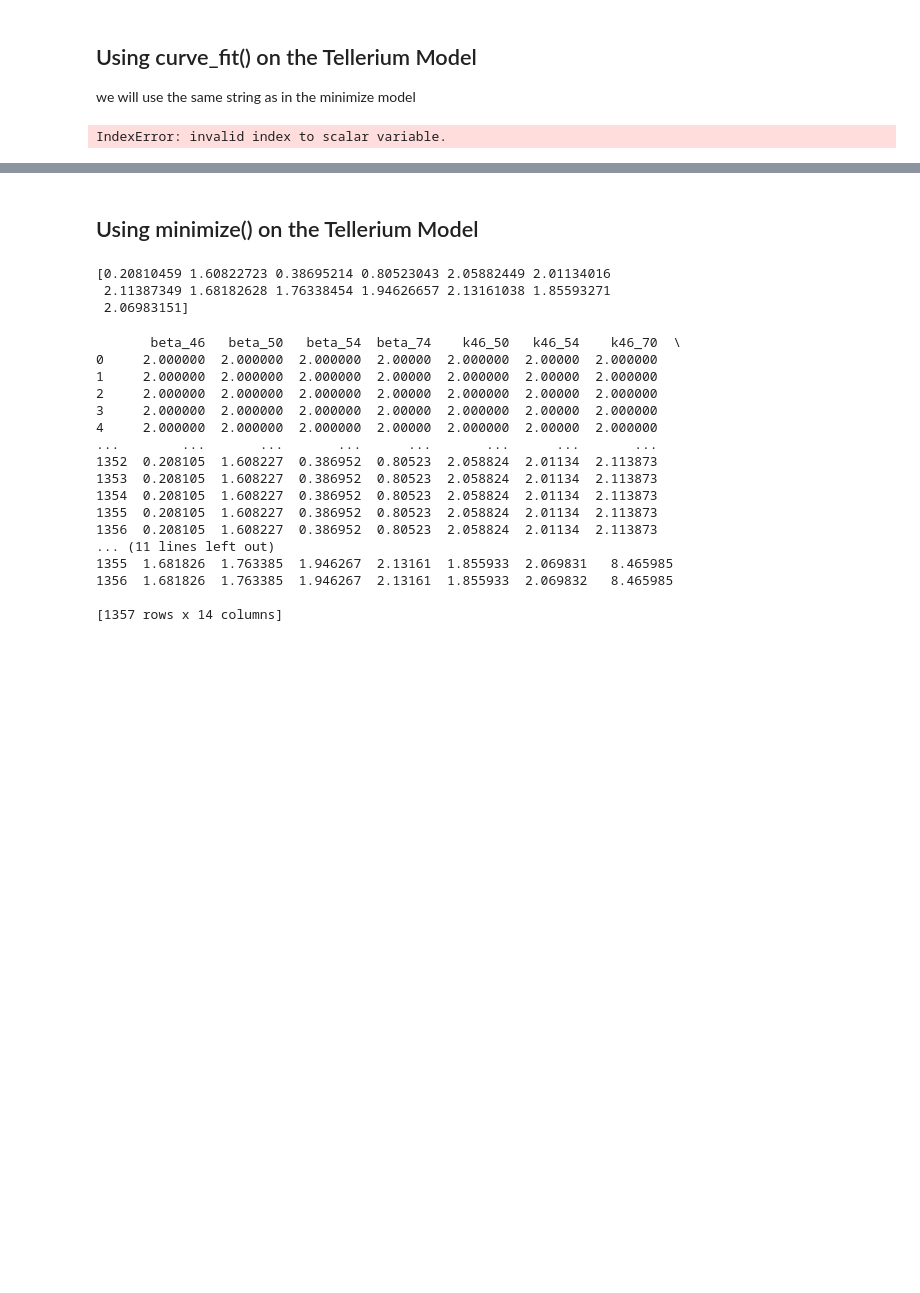
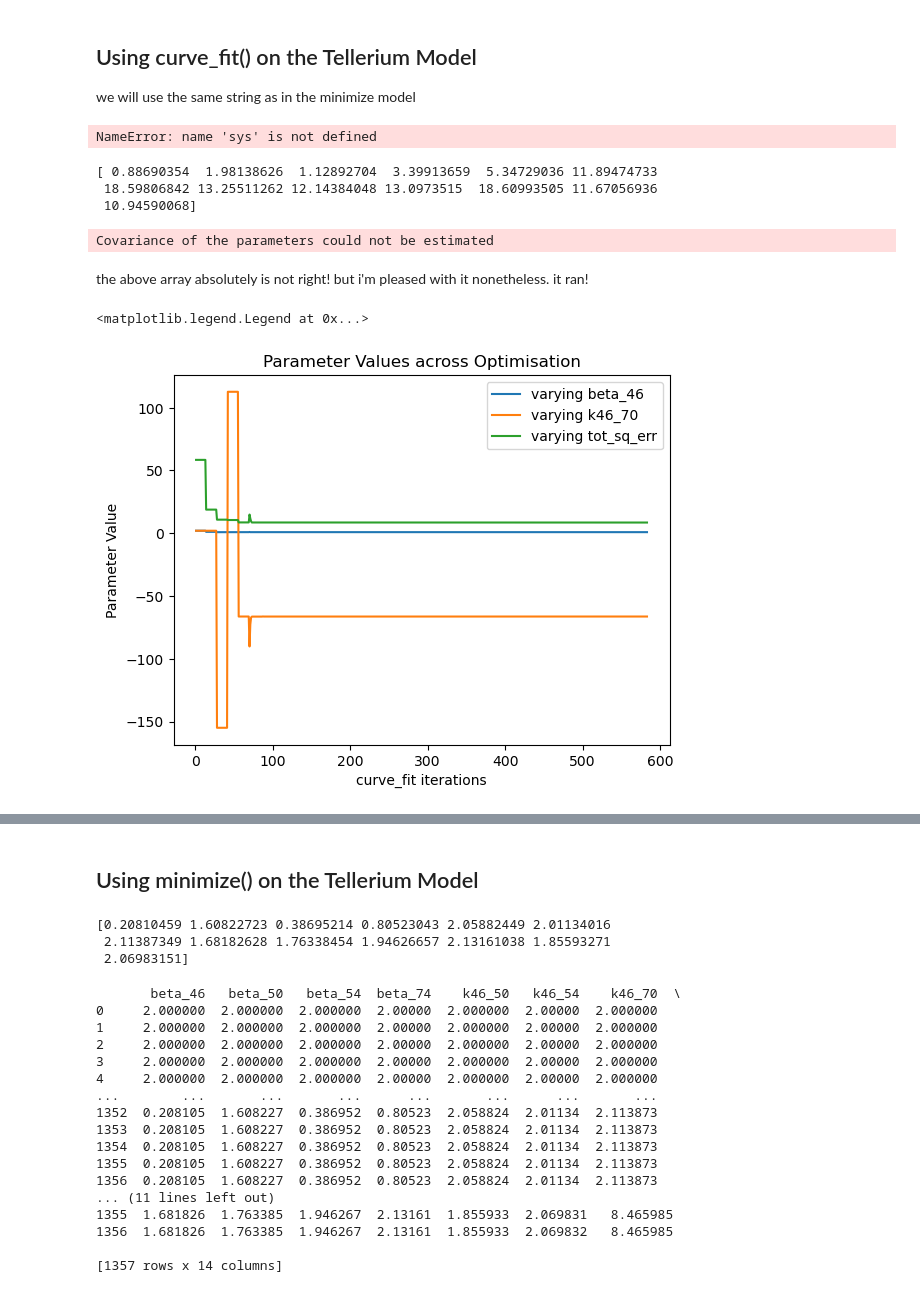
Before and after one commit to baezel/morris_rotation, a Jupyter notebook: minimise_final.ipynb, the cells around one changed output, grey strips where cells are left out. Saved outputs shown, nothing was run; the diff lists cells and outputs as text; code cells hidden in the pictures; blank space fills up the shorter version.

```diff
--- a/minimise_final.ipynb
+++ b/minimise_final.ipynb
@@ -811,8 +792,50 @@ def cvte_tool(time, variables):
+# %%
+time = np.arange(9,51,3)
+guess = tuple(np.full((13,), 2))
+nowpls =(np.shape(real_inf_df),np.shape(time),np.shape(guess))
+inf_real_array = real_inf_df.to_numpy()
+
+variable0,variable1,variable2,variable3,variable4,variable5,variable6,variable7,variable8,variable9,variable10,variable11,variable12 = guess
+
+test_results = cvte_tool2(time,variable0,variable1,variable2,variable3,variable4,variable5,variable6,variable7,variable8,variable9,variable10,variable11,variable12)
+print(test_results)
+# boss_cv_popt,boss_cv_pcov = curve_fit(cvte_tool,time,inf_real_array,guess)
+# %% [output]
+NameError: name 'sys' is not defined
 # %%
-#running minimise on the above function.
-# but bugger, i dont know if cv will cooperate with multiple outputs.
-guess = list(np.full((13,), 2))
-boss_cv_popt,boss_cv_pcov = curve_fit(cvte_tool,time,real_inf_df)
+#running curve_fit on the above function.
+
+time = np.arange(9,51,3)
+sq_err = 0 #pls
+
+guess = tuple(np.full((13,), 2))
+boss_cv_popt,boss_cv_pcov = curve_fit(cvte_tool2,time,sq_err,guess, bounds = (0,100,))
 print(boss_cv_popt)
 # %% [output]
-IndexError: invalid index to scalar variable.
+[ 0.88690354  1.98138626  1.12892704  3.39913659  5.34729036 11.89474733
+ 18.59806842 13.25511262 12.14384048 13.0973515  18.60993505 11.67056936
+ 10.94590068]
+Covariance of the parameters could not be estimated
+# %% [markdown]
+the above array absolutely is not right! but i'm pleased with it nonetheless. it ran!
+# %%
+#taking the boss_cv.txt file and putting it into a pandas df
+df_cv = pd.read_csv("minimise_output/boss_cv.txt", header=0, names = ["beta_46", "beta_50", "beta_54","beta_74","k46_50","k46_54","k46_70","k50_46","k50_54","k54_46","k54_70","k70_46","k70_54", "sq_err", "err_46", "err_50", "err_54", "err_70", "nowt4", "nowt5", "nowt6", "nowt7", "nowt8", "nowt9", "nowt10", "nowt11", "nowt12"])
+
+#cool okay from this i can confirm the 0's i added to make curve_fit happy don't change throughout the test, so i'm confident they've worked well!
+# test = df.drop(index=[0,1,2,3,4,5,6,7,8,10,11,12,13]) #so, what's interesting, is that without this line, the below graph makes no sense, just because of the scale it works at
+beta46_array = df_cv['beta_46']
+k4670_array = df_cv['k46_70']
+lstsq_list = df_cv['sq_err']
+iterations = np.linspace(1, len(beta46_array),len(beta46_array))
+
+plt.title("Parameter Values across Optimisation")
+plt.plot(iterations, beta46_array, label = 'varying beta_46')
+plt.plot(iterations, k4670_array, label = 'varying k46_70')
+plt.plot(iterations, lstsq_list, label = 'varying tot_sq_err')
+plt.xlabel("curve_fit iterations")
+plt.ylabel('Parameter Value')
+plt.legend(loc = 'best')
+# %% [output]
+<matplotlib.legend.Legend at 0x...>
+[figure, added]
```
Also changed, not shown: parts of 25 cells of this notebook.
